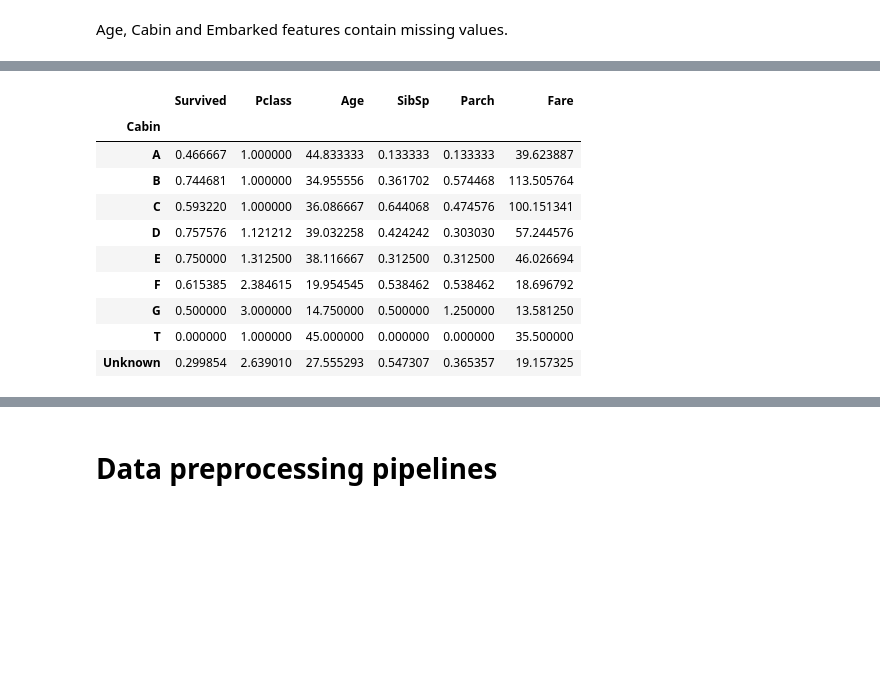
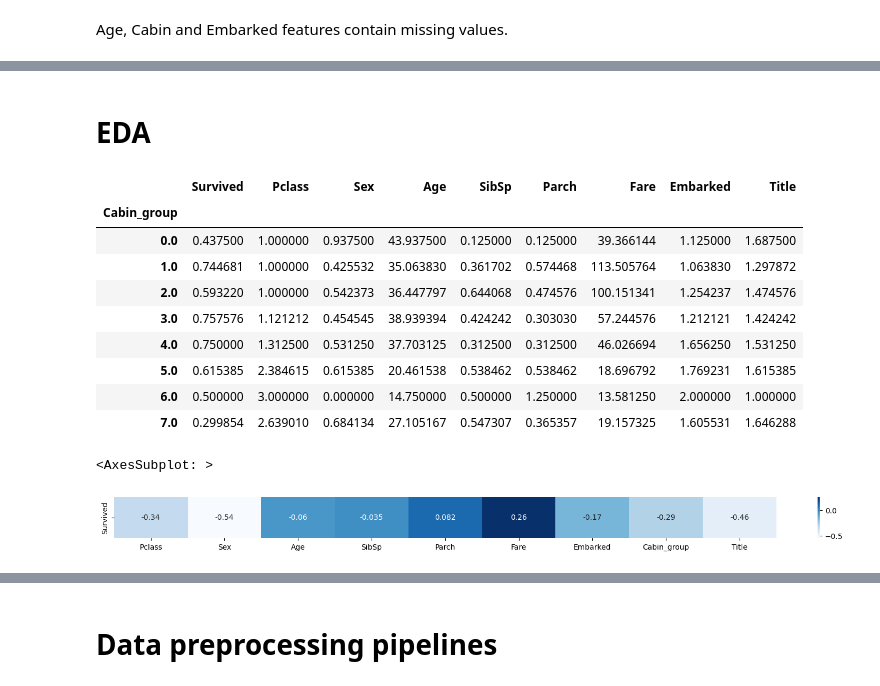
Before and after one commit to tcmaso/titanic-survival-prediction, a Jupyter notebook: Untitled.ipynb, the cells around one changed output, grey strips where cells are left out. Saved outputs shown, nothing was run; the diff lists cells and outputs as text; code cells hidden in the pictures; blank space fills up the shorter version.

Commit message:
EDA/Preprocessing/Training/Performance results

```diff
--- a/Untitled.ipynb
+++ b/Untitled.ipynb
@@ -208,0 +226,2 @@ Name: Cabin, dtype: int64
+# %%
+df_train_temp['Title'] = df_train_temp['Name'].str.split(', ', expand=True)[1].str.split('.', expand=True)[0]
@@ -208,0 +249,4 @@ Name: Cabin, dtype: int64
+# %%
+df_train_temp['Title'] = df_train_temp['Title'].replace(['Mr', 'Master'], 'Mr/Master')
+df_train_temp['Title'] = df_train_temp['Title'].replace(['Miss', 'Mrs','Ms', 'Mlle', 'Lady', 'Mme', 'the Countess', 'Dona'], 'Miss/Mrs/Ms')
+df_train_temp['Title'] = df_train_temp['Title'].replace(['Dr', 'Col', 'Major', 'Jonkheer', 'Capt', 'Sir', 'Don', 'Rev'], 'Dr/Military/Noble/Clergy')
@@ -208,0 +260,2 @@ Name: Cabin, dtype: int64
+# %%
+df_train_temp.drop(['Cabin', 'Name', 'Ticket'], axis=1, inplace=True)
@@ -208,0 +266,5 @@ Name: Cabin, dtype: int64
+# %%
+columns_to_encode = ['Sex','Embarked','Cabin_group','Title']
+for column in columns_to_encode:
+
+    df_train_temp[column] = OrdinalEncoder().fit_transform(df_train_temp[[column]])
@@ -209,14 +288,23 @@ Name: Cabin, dtype: int64
+# %% [markdown]
+# EDA
 # %%
-df_train.groupby(by='Cabin').mean()
+df_train_temp.groupby(by='Cabin_group').mean()
 # %% [output]
-|  | Survived | Pclass | Age | SibSp | Parch | Fare |
-| Cabin |  |  |  |  |  |  |
-| A | 0.466667 | 1.000000 | 44.833333 | 0.133333 | 0.133333 | 39.623887 |
-| B | 0.744681 | 1.000000 | 34.955556 | 0.361702 | 0.574468 | 113.505764 |
-| C | 0.593220 | 1.000000 | 36.086667 | 0.644068 | 0.474576 | 100.151341 |
-| D | 0.757576 | 1.121212 | 39.032258 | 0.424242 | 0.303030 | 57.244576 |
-| E | 0.750000 | 1.312500 | 38.116667 | 0.312500 | 0.312500 | 46.026694 |
-| F | 0.615385 | 2.384615 | 19.954545 | 0.538462 | 0.538462 | 18.696792 |
-| G | 0.500000 | 3.000000 | 14.750000 | 0.500000 | 1.250000 | 13.581250 |
-| T | 0.000000 | 1.000000 | 45.000000 | 0.000000 | 0.000000 | 35.500000 |
-| Unknown | 0.299854 | 2.639010 | 27.555293 | 0.547307 | 0.365357 | 19.157325 |
+|  | Survived | Pclass | Sex | Age | SibSp | Parch | Fare | Embarked | Title |
+| Cabin_group |  |  |  |  |  |  |  |  |  |
+| 0.0 | 0.437500 | 1.000000 | 0.937500 | 43.937500 | 0.125000 | 0.125000 | 39.366144 | 1.125000 | 1.687500 |
+| 1.0 | 0.744681 | 1.000000 | 0.425532 | 35.063830 | 0.361702 | 0.574468 | 113.505764 | 1.063830 | 1.297872 |
+| 2.0 | 0.593220 | 1.000000 | 0.542373 | 36.447797 | 0.644068 | 0.474576 | 100.151341 | 1.254237 | 1.474576 |
+| 3.0 | 0.757576 | 1.121212 | 0.454545 | 38.939394 | 0.424242 | 0.303030 | 57.244576 | 1.212121 | 1.424242 |
+| 4.0 | 0.750000 | 1.312500 | 0.531250 | 37.703125 | 0.312500 | 0.312500 | 46.026694 | 1.656250 | 1.531250 |
+| 5.0 | 0.615385 | 2.384615 | 0.615385 | 20.461538 | 0.538462 | 0.538462 | 18.696792 | 1.769231 | 1.615385 |
+| 6.0 | 0.500000 | 3.000000 | 0.000000 | 14.750000 | 0.500000 | 1.250000 | 13.581250 | 2.000000 | 1.000000 |
+| 7.0 | 0.299854 | 2.639010 | 0.684134 | 27.105167 | 0.547307 | 0.365357 | 19.157325 | 1.605531 | 1.646288 |
+# %%
+pearson_corr_series = pd.Series(df_train_temp.corr().iloc[0,1:], index=df_train_temp.corr().columns[1:])
+pearson_corr_series
+plt.figure(figsize=(20,1))
+sns.heatmap([pearson_corr_series], xticklabels = pearson_corr_series.index, yticklabels=['Survived'], annot=True, cmap='Blues')
+# %% [output]
+<AxesSubplot: >
+[figure, added]
```
Also changed, not shown: parts of 60 cells of this notebook.
